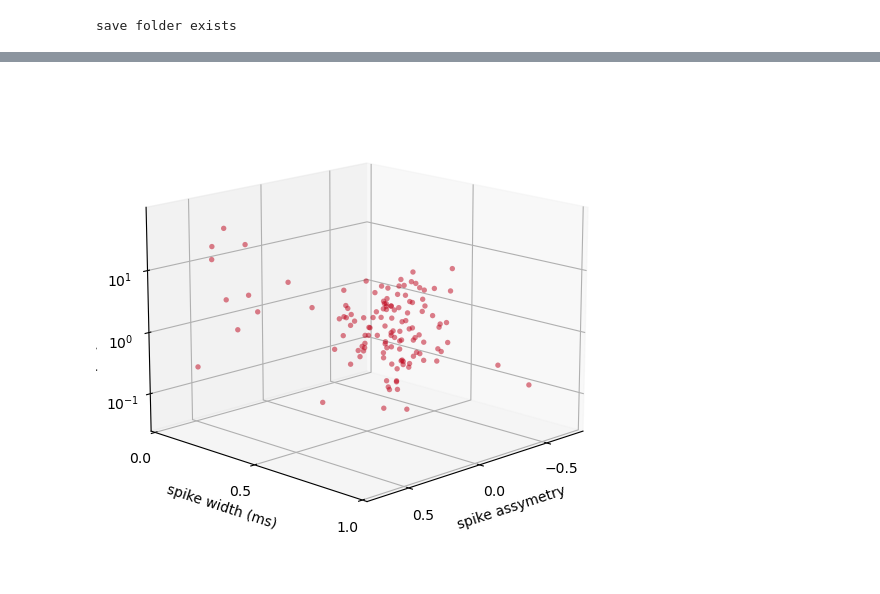
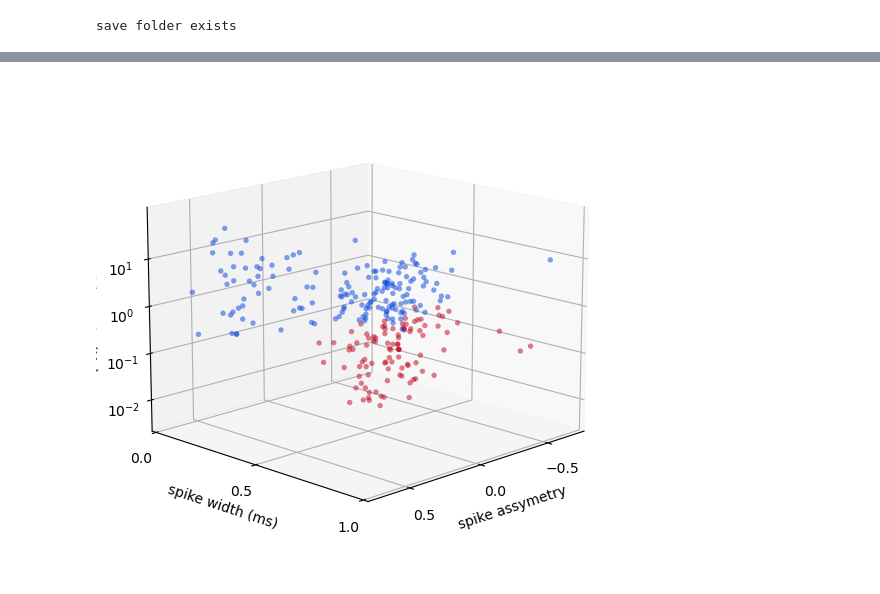
Before and after one commit to isabellow/lhy_hpc, a Jupyter notebook: stim/basic_waveform_analysis.ipynb, the cells around one changed output, grey strips where cells are left out. Saved outputs shown, nothing was run; the diff lists cells and outputs as text; code cells hidden in the pictures.

```diff
--- a/stim/basic_waveform_analysis.ipynb
+++ b/stim/basic_waveform_analysis.ipynb
@@ -41,7 +100,14 @@ save folder exists
+# %%
+''' kmeans cluster on those parameters '''
+kmeans = KMeans(n_clusters=2, n_init=100, random_state=1234)
+kmeans.fit(wf_params)
+H = kmeans.cluster_centers_
+W_raw = kmeans.labels_
 # %%
 ''' load and format the waveform struct '''
 waveform_struct = format_waveform_data.load_wf_data(session_dir, ks_dir=ks_dir)
-mean_waveforms, max_ch, max_idx = format_waveform_data.sort_wf_by_channel(session_dir, waveform_struct, data_dir=ephys_dir)
+# mean_waveforms, max_ch, max_idx = format_waveform_data.sort_wf_by_channel(session_dir, waveform_struct, data_dir=ephys_dir)
+mean_waveforms = np.transpose(waveform_struct['waveFormsMean'], (2, 1, 0))
 n_cells = mean_waveforms.shape[0]
 # %% [output]
 Z:/Isabel/data/hpc_implants/LIM63/LIM63_240610/LIM63_240610_131820/kilosort4_hash_blanked/waveformStruct.mat
@@ -50,9 +115,10 @@ Z:/Isabel/data/hpc_implants/LIM63/LIM63_240610/LIM63_240610_131820/raw_ephys_out
 # %%
+max_site = waveform_struct['max_site'] - 1 # fix matlab indexing
 for i in range(n_cells):
-    wf_temp = mean_waveforms[i, max_idx[i]]
+    wf_temp = mean_waveforms[i, max_site[i]]
 
     f, ax = plt.subplots(1, 1, figsize=(2, 4))
     ax.plot(wf_temp.T, 'k', lw=2, alpha=0.5)
-    plt.title(f'template {i}\nchannel {max_ch[i]}')
+#     plt.title(f'template {i}\nchannel {max_ch[i]}')
     plt.show()
 # %% [output]
@@ -88,7 +154,7 @@ all_fr = waveform_struct['meanRate']
 all_width = np.zeros(n_cells)
 all_assym = np.zeros(n_cells)
 for wf_idx in range(n_cells):
-    best_ch = max_idx[wf_idx]
+    best_ch = max_site[wf_idx]
     all_width[wf_idx] = waveform_analysis.calc_spike_width(mean_waveforms[wf_idx, best_ch])
     all_assym[wf_idx] = waveform_analysis.calc_amp_assym(mean_waveforms[wf_idx, best_ch])
 # %%
@@ -99,29 +164,39 @@ def log_tick_formatter(val, pos=None):
 # %%
 ''' plot the waveform properties '''
 fig = plt.figure(figsize=(8, 4))
 ax = plt.axes([0, 0, .6, 1.2], projection='3d')
 
-ax.scatter(all_assym, all_width, np.log10(all_fr),
+clu1_idx = W_raw.astype(bool)
+clu2_idx = np.abs(W_raw - 1).astype(bool)
+
+ax.scatter(all_assym[clu1_idx],
+           all_width[clu1_idx],
+           np.log10(all_fr[clu1_idx]),
            c='xkcd:scarlet', alpha=0.5, lw=0, s=15)
+
+ax.scatter(all_assym[clu2_idx],
+           all_width[clu2_idx],
+           np.log10(all_fr[clu2_idx]),
+           c='xkcd:blue', alpha=0.5, lw=0, s=15)
 
 # labels
 ax.set_xlabel('spike assymetry')
 ax.set_ylabel('spike width (ms)')
 ax.set_zlabel('firing rate (Hz)')
 
 # log scale the z-axis
 ax.zaxis.set_major_formatter(mticker.FuncFormatter(log_tick_formatter))
 ax.zaxis.set_major_locator(mticker.MaxNLocator(integer=True))
 
 # limits
 ax.set_xlim([-0.75, 0.75])
 ax.set_xticks([-0.5, 0, 0.5])
 ax.set_ylim(0, 1)
 ax.set_yticks([0, 0.5, 1])
 
 ax.view_init(azim=45, elev=15)
 # %% [output]
-[figure, old version]
+[figure, new version]
 # %%
 f, ax = plt.subplots(1, 1)
 ax.hist(all_fr, bins=100)
```
Also changed, not shown: parts of 11 cells of this notebook, 8 other files.
